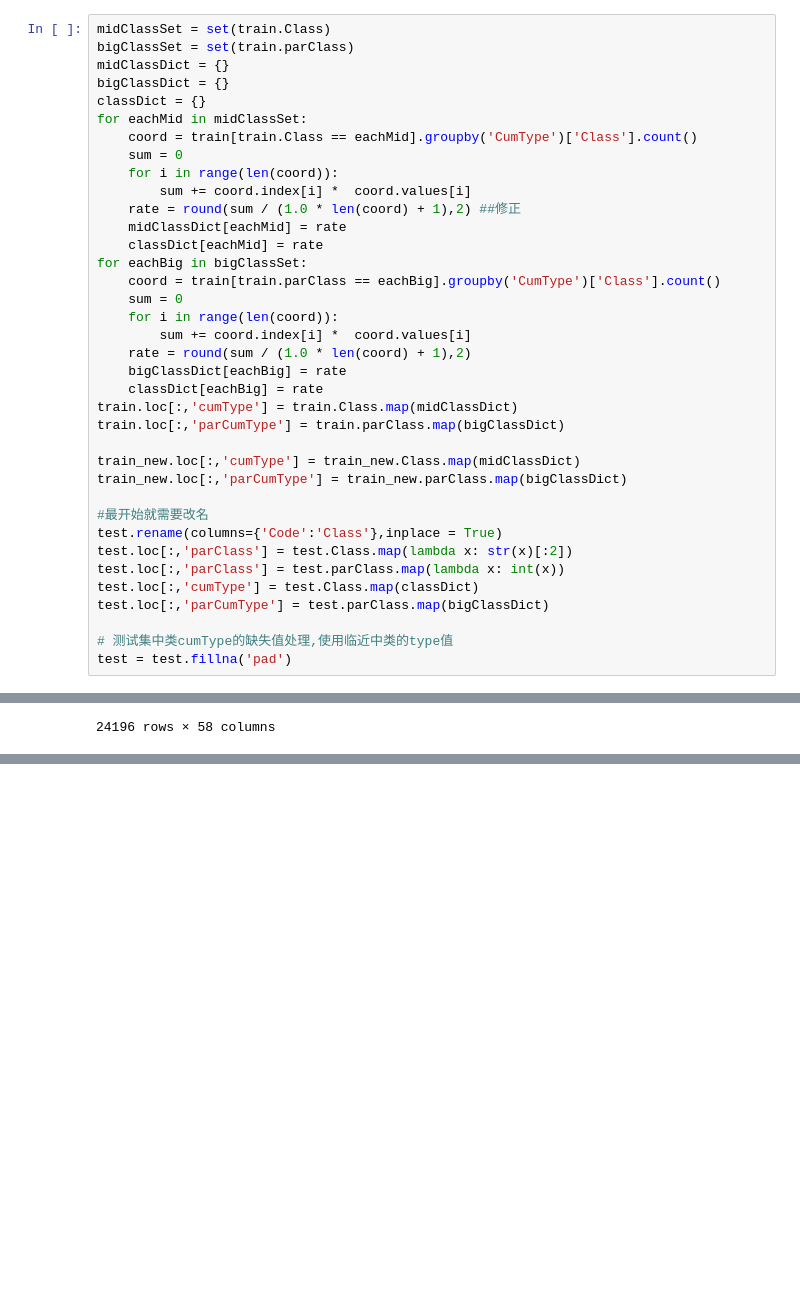
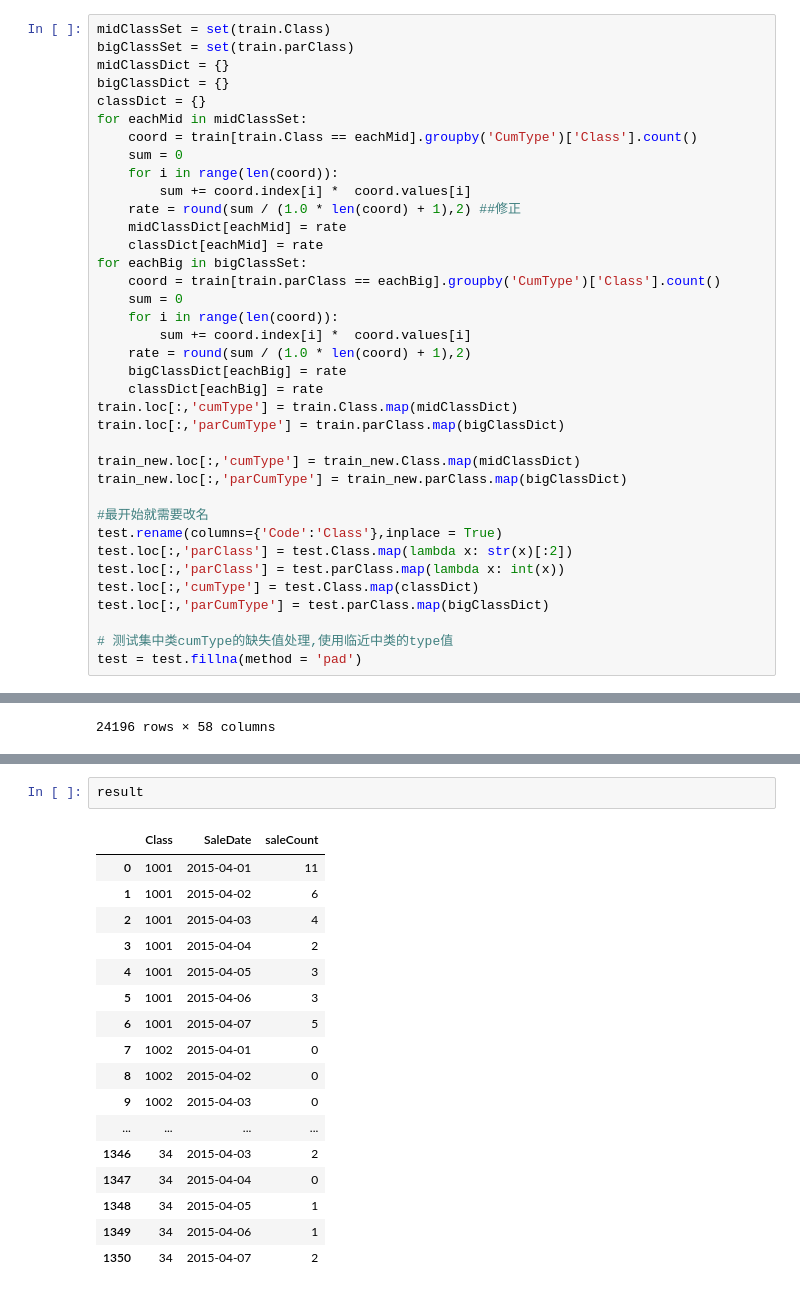
Before and after one commit to dereksjtu/MachineLearning_Matches, a Jupyter notebook: supermarket/prj/code/FeatureEngineering_supemarket.ipynb, the cells around one changed output, grey strips where cells are left out. Drawn from its saved outputs; the diff is of its cells as text; blank space fills up the shorter version.

Commit message:
first validate and test

```diff
--- a/supermarket/prj/code/FeatureEngineering_supemarket.ipynb
+++ b/supermarket/prj/code/FeatureEngineering_supemarket.ipynb
@@ -182,7 +182,7 @@ test.loc[:,'cumType'] = test.Class.map(classDict)
 test.loc[:,'parCumType'] = test.parClass.map(bigClassDict)
 
 # 测试集中类cumType的缺失值处理,使用临近中类的type值
-test = test.fillna('pad')
+test = test.fillna(method = 'pad')
 # %% [markdown]
 #### 商品热门指数
 # %%
@@ -1009,0 +1138,20 @@ new added features: ['dayOn14DayDiff' 'dayOn1DayDiff' 'dayOn2DayDiff' 'dayOn7Day
+# %%
+result
+# %% [output]
+|  | Class | SaleDate | saleCount |
+| 0 | 1001 | 2015-04-01 | 11 |
+| 1 | 1001 | 2015-04-02 | 6 |
+| 2 | 1001 | 2015-04-03 | 4 |
+| 3 | 1001 | 2015-04-04 | 2 |
+| 4 | 1001 | 2015-04-05 | 3 |
+| 5 | 1001 | 2015-04-06 | 3 |
+| 6 | 1001 | 2015-04-07 | 5 |
+| 7 | 1002 | 2015-04-01 | 0 |
+| 8 | 1002 | 2015-04-02 | 0 |
+| 9 | 1002 | 2015-04-03 | 0 |
+| ... | ... | ... | ... |
+| 1346 | 34 | 2015-04-03 | 2 |
+| 1347 | 34 | 2015-04-04 | 0 |
+| 1348 | 34 | 2015-04-05 | 1 |
+| 1349 | 34 | 2015-04-06 | 1 |
+| 1350 | 34 | 2015-04-07 | 2 |
```
Also changed, not shown: parts of 8 cells of this notebook, 15 other files.
